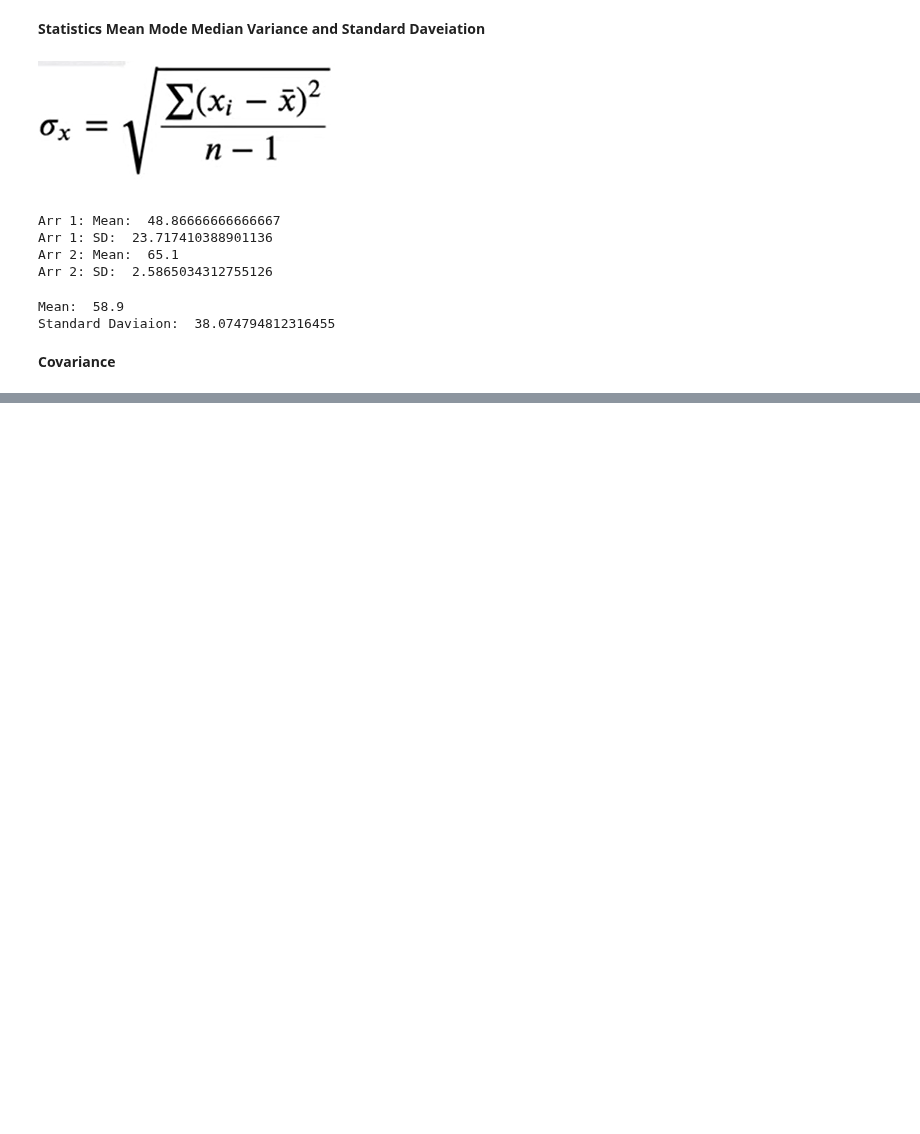
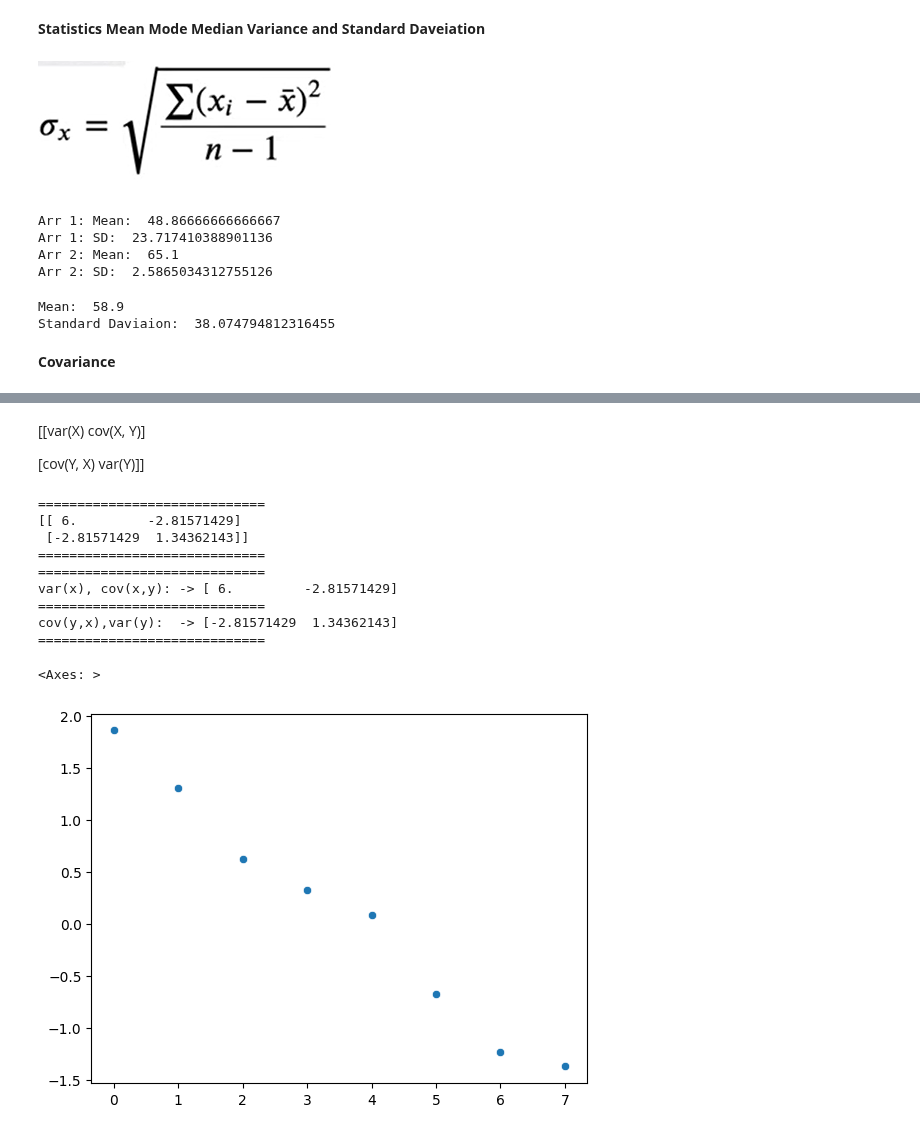
Before and after one commit to Haseebi-khan/MachineLearning, a Jupyter notebook: MachineLearning2.ipynb, the cells around one changed output, grey strips where cells are left out. Drawn from its saved outputs; the diff is of its cells as text; code cells hidden in the pictures; blank space fills up the shorter version.

```diff
--- a/MachineLearning2.ipynb
+++ b/MachineLearning2.ipynb
@@ -47,0 +65,43 @@ Standard Daviaion:  38.074794812316455
+# %% [markdown]
+[[var(X)    cov(X, Y)]
+
+ [cov(Y, X) var(Y)]]
+# %%
+drugDose = np.array([0, 1, 2, 3, 4, 5, 6, 7])
+forgotFullness = np.array([1.86, 1.31, 0.62, 0.33, 0.09, -0.67, -1.23, -1.37])
+
+cov = np.cov(drugDose, forgotFullness)
+
+print("=============================")
+print(cov)
+print("=============================")
+
+
+print("=============================")
+print("var(x), cov(x,y): ->",cov[0])
+print("=============================")
+print("cov(y,x),var(y):  ->",cov[1])
+print("=============================")
+
+
+# print(cov[2])
+# print(cov[3])
+
+# [[var(X) cov(X, Y)]
+#  [cov(Y, X) var(Y)]]
+
+
+sns.scatterplot(x=drugDose,y=forgotFullness)
+# sns.scatterplot(y=drugDose,x=forgotFullness)
+# %% [output]
+=============================
+[[ 6.         -2.81571429]
+ [-2.81571429  1.34362143]]
+=============================
+=============================
+var(x), cov(x,y): -> [ 6.         -2.81571429]
+=============================
+cov(y,x),var(y):  -> [-2.81571429  1.34362143]
+=============================
+<Axes: >
+[figure, added]
```
Also changed, not shown: parts of 1 cell of this notebook.
